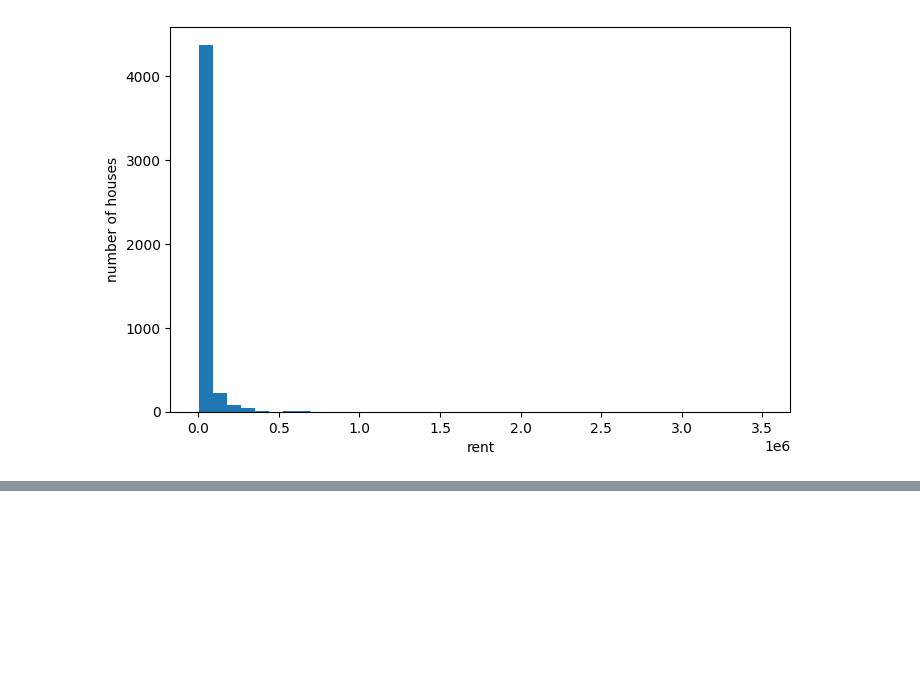
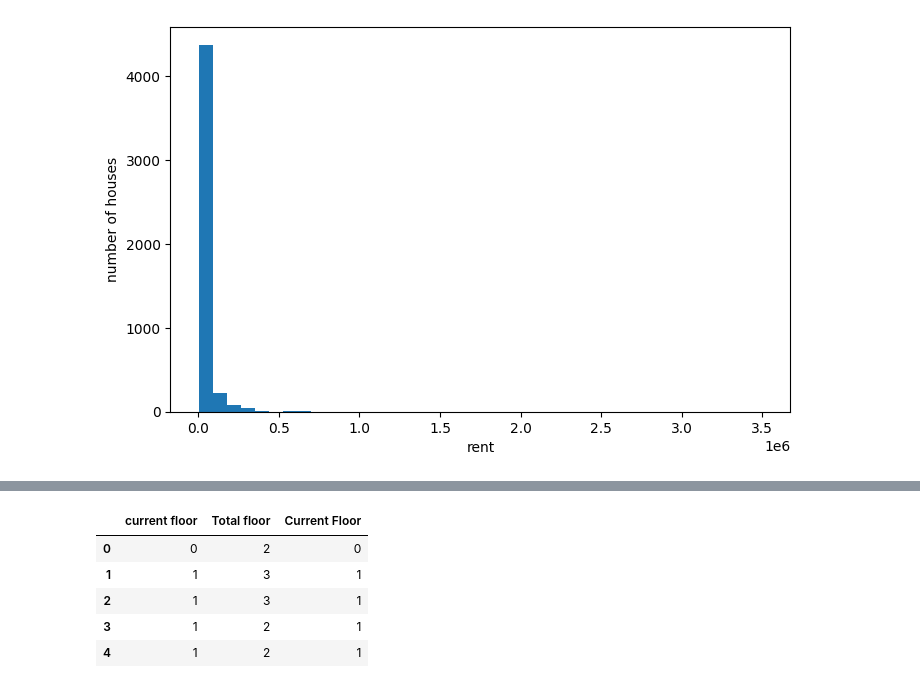
Before and after one commit to Comrade123-123/house-rent-predictor, a Jupyter notebook: house_rent_prediction.ipynb, the cells around one changed output, grey strips where cells are left out. Drawn from its saved outputs; the diff is of its cells as text; code cells hidden in the pictures; blank space fills up the shorter version.

```diff
--- a/house_rent_prediction.ipynb
+++ b/house_rent_prediction.ipynb
@@ -268,0 +309,10 @@ plt.show()
+# %%
+floor_split["current floor"] = floor_split["current floor"].replace("Ground", "0")
+floor_split.head()
+# %% [output]
+|  | current floor | Total floor | Current Floor |
+| 0 | 0 | 2 | 0 |
+| 1 | 1 | 3 | 1 |
+| 2 | 1 | 3 | 1 |
+| 3 | 1 | 2 | 1 |
+| 4 | 1 | 2 | 1 |
```
Also changed, not shown: parts of 3 cells of this notebook.
